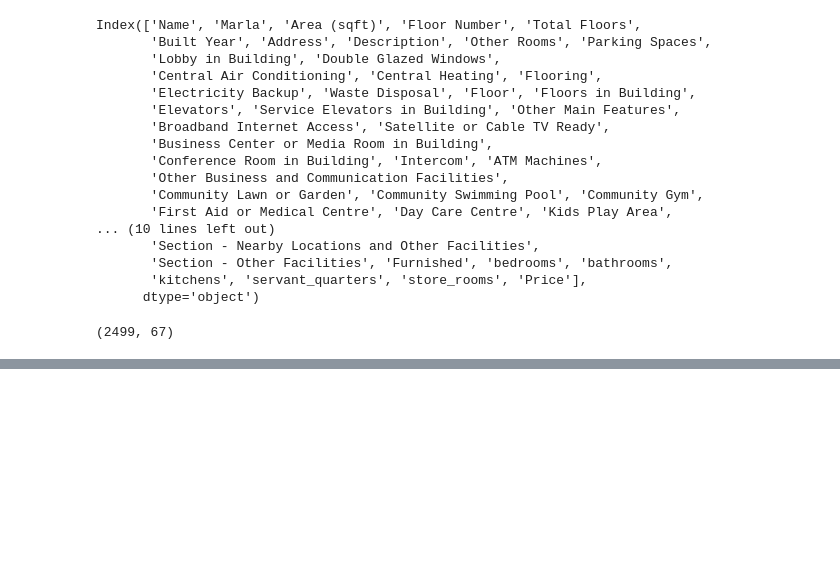
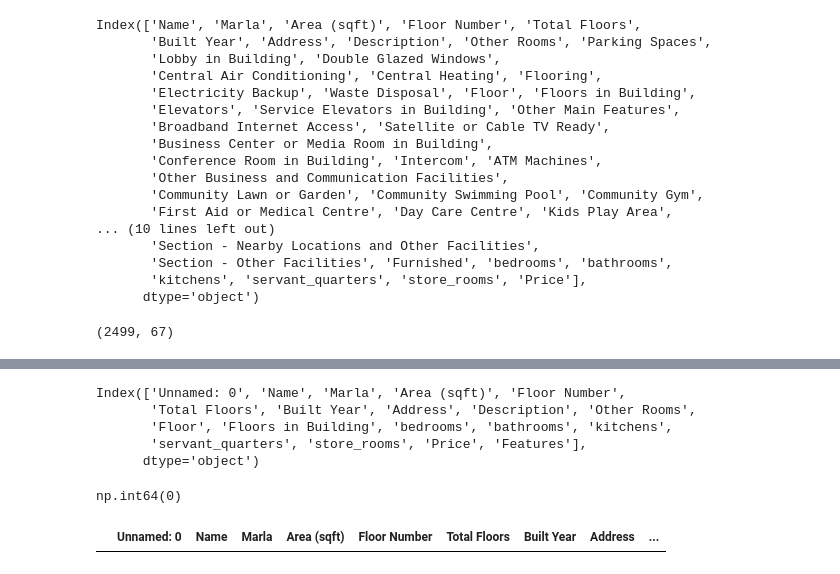
Before and after one commit to zeeshanAhmed2798/real-estate-ml-project, a Jupyter notebook: Data Cleaning/lahore_flats_cleaning.ipynb, the cells around one changed output, grey strips where cells are left out. Cells and saved outputs as stored; diff of their text form; code cells hidden in the pictures; blank space fills up the shorter version.

```diff
--- a/Data Cleaning/lahore_flats_cleaning.ipynb
+++ b/Data Cleaning/lahore_flats_cleaning.ipynb
@@ -589,0 +762,2 @@ df.to_csv("1st_video_done_flats_cleaning.csv")
+# %%
+df["Features"] = df1["Features"].values
@@ -589,0 +802,8 @@ df.to_csv("1st_video_done_flats_cleaning.csv")
+# %%
+df.columns
+# %% [output]
+Index(['Unnamed: 0', 'Name', 'Marla', 'Area (sqft)', 'Floor Number',
+       'Total Floors', 'Built Year', 'Address', 'Description', 'Other Rooms',
+       'Floor', 'Floors in Building', 'bedrooms', 'bathrooms', 'kitchens',
+       'servant_quarters', 'store_rooms', 'Price', 'Features'],
+      dtype='object')
@@ -589,0 +986,45 @@ df.to_csv("1st_video_done_flats_cleaning.csv")
+# %%
+import re
+import numpy as np
+
+# if your array is a numpy array
+societies = socities
+
+# prefer longer names first
+societies = sorted(societies, key=len, reverse=True)
+soc_l = [s.lower() for s in societies]
+
+def find_society(text):
+    if not isinstance(text, str):
+        return np.nan
+    t = text.lower()
+    for s, s_l in zip(societies, soc_l):
+        if s_l in t:
+            return s
+    return np.nan
+
+# df["society"] = df["Name"].apply(find_society)
+
+# fallback to Link
+# mask = df["society"].isna()
+# df.loc[mask, "society"] = df.loc[mask, "Link"].apply(
+#     lambda x: find_society(re.sub(r"[-_]", " ", str(x)))
+# )
+# %%
+def find_from_name_address_desc(row):
+    s = find_society(row.get("Name", ""))
+    if pd.isna(s):
+        s = find_society(row.get("Address", ""))
+    if pd.isna(s):
+        s = find_society(row.get("Description", ""))
+    return s
+
+df["society"] = df.apply(find_from_name_address_desc, axis=1)
+# %%
+df['society'].isna().sum()
+# %% [output]
+np.int64(0)
+# %%
+df[df['society'].isna()].sample(0)
+# %% [output]
+|  | Unnamed: 0 | Name | Marla | Area (sqft) | Floor Number | Total Floors | Built Year | Address | ... |
```
Also changed, not shown: parts of 61 cells of this notebook, 6 other files.
